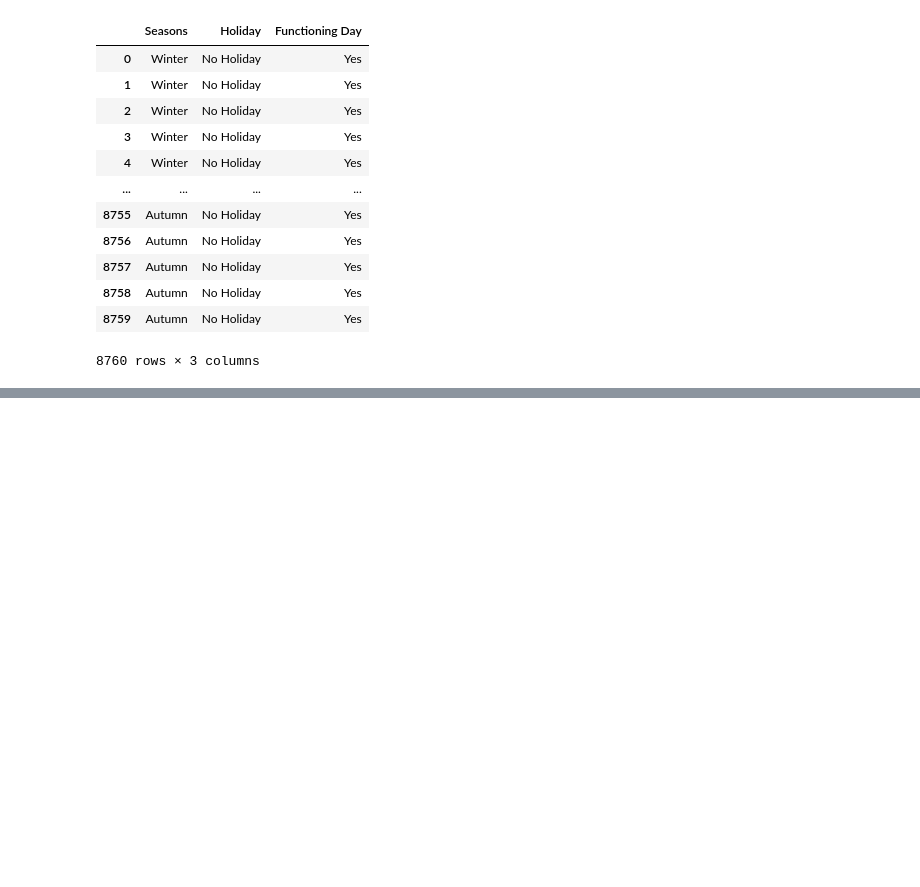
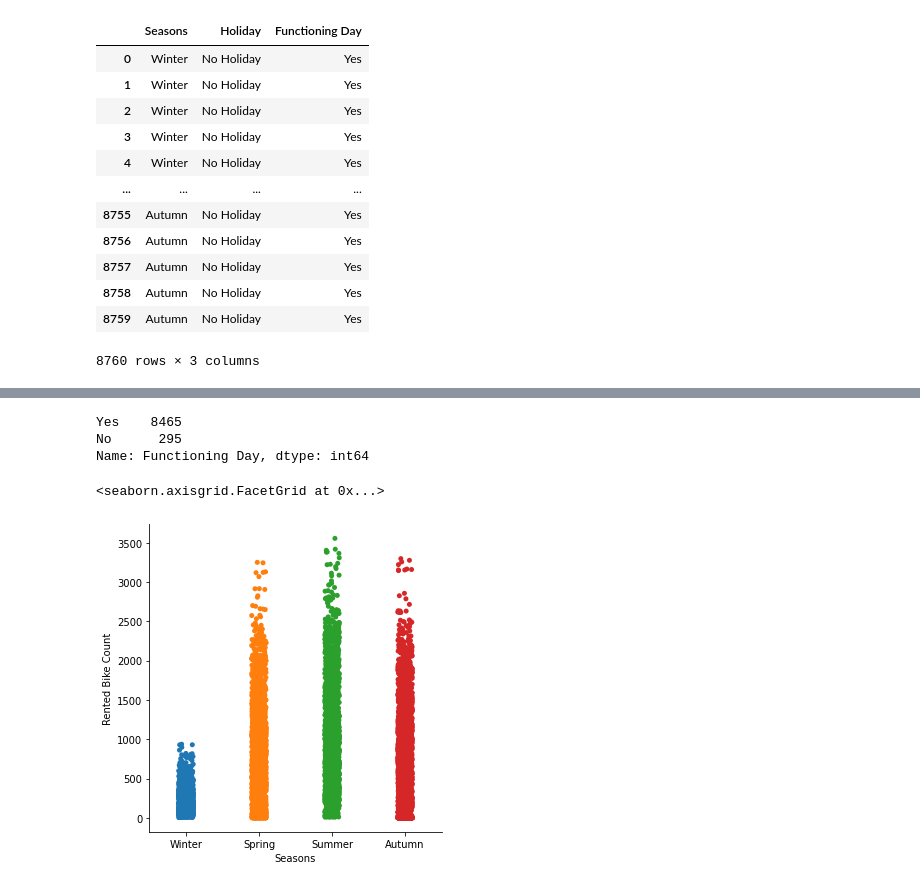
Before and after one commit to Ankitgpt357/Bike-Sharing-demand-prediction, a Jupyter notebook: Bike-Sharing-demand.ipynb, the cells around one changed output, grey strips where cells are left out. Saved outputs shown, nothing was run; the diff lists cells and outputs as text; code cells hidden in the pictures; blank space fills up the shorter version.

```diff
--- a/Bike-Sharing-demand.ipynb
+++ b/Bike-Sharing-demand.ipynb
@@ -348,0 +364,13 @@ categorical_features
+# %%
+#checking counts of functioning day
+df['Functioning Day'].value_counts()
+# %% [output]
+Yes    8465
+No      295
+Name: Functioning Day, dtype: int64
+# %%
+#ploting cat plot for more info
+sns.catplot(x='Seasons',y='Rented Bike Count',data=df)
+# %% [output]
+<seaborn.axisgrid.FacetGrid at 0x...>
+[figure, added]
```
Also changed, not shown: parts of 26 cells of this notebook.
